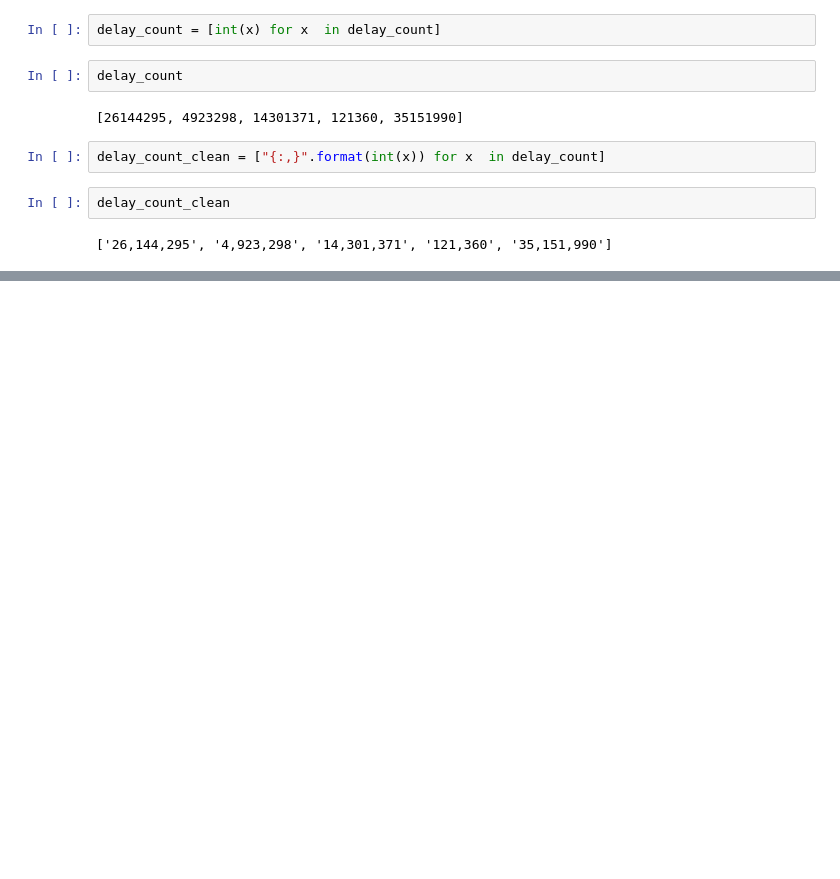
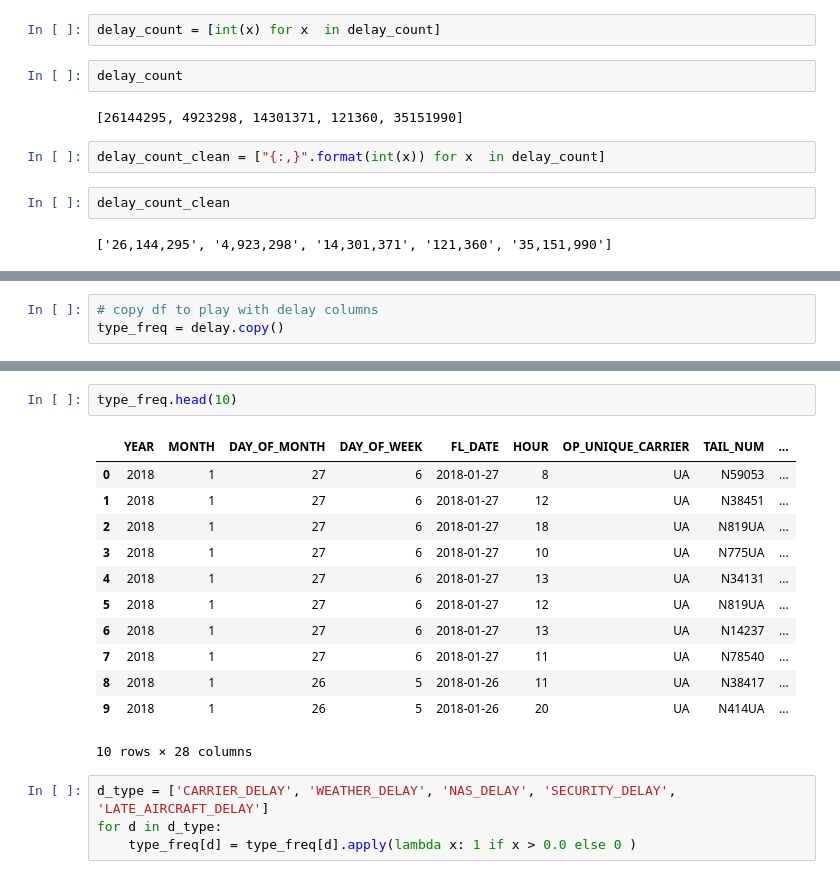
Before and after one commit to Arimorris/delays, a Jupyter notebook: visuals .ipynb, the cells around one changed output, grey strips where cells are left out. Cells and saved outputs as stored; diff of their text form; blank space fills up the shorter version.

Commit message:
find delay frequencies

```diff
--- a/visuals .ipynb
+++ b/visuals .ipynb
@@ -424,0 +415,3 @@ plt.show()
+# %%
+# copy df to play with delay columns
+type_freq = delay.copy()
@@ -424,0 +429,19 @@ plt.show()
+# %%
+type_freq.head(10)
+# %% [output]
+|  | YEAR | MONTH | DAY_OF_MONTH | DAY_OF_WEEK | FL_DATE | HOUR | OP_UNIQUE_CARRIER | TAIL_NUM | ... |
+| 0 | 2018 | 1 | 27 | 6 | 2018-01-27 | 8 | UA | N59053 | ... |
+| 1 | 2018 | 1 | 27 | 6 | 2018-01-27 | 12 | UA | N38451 | ... |
+| 2 | 2018 | 1 | 27 | 6 | 2018-01-27 | 18 | UA | N819UA | ... |
+| 3 | 2018 | 1 | 27 | 6 | 2018-01-27 | 10 | UA | N775UA | ... |
+| 4 | 2018 | 1 | 27 | 6 | 2018-01-27 | 13 | UA | N34131 | ... |
+| 5 | 2018 | 1 | 27 | 6 | 2018-01-27 | 12 | UA | N819UA | ... |
+| 6 | 2018 | 1 | 27 | 6 | 2018-01-27 | 13 | UA | N14237 | ... |
+| 7 | 2018 | 1 | 27 | 6 | 2018-01-27 | 11 | UA | N78540 | ... |
+| 8 | 2018 | 1 | 26 | 5 | 2018-01-26 | 11 | UA | N38417 | ... |
+| 9 | 2018 | 1 | 26 | 5 | 2018-01-26 | 20 | UA | N414UA | ... |
+10 rows × 28 columns
+# %%
+d_type = ['CARRIER_DELAY', 'WEATHER_DELAY', 'NAS_DELAY', 'SECURITY_DELAY', 'LATE_AIRCRAFT_DELAY']
+for d in d_type:
+    type_freq[d] = type_freq[d].apply(lambda x: 1 if x > 0.0 else 0 )
```
Also changed, not shown: parts of 7 cells of this notebook, 2 other files.
